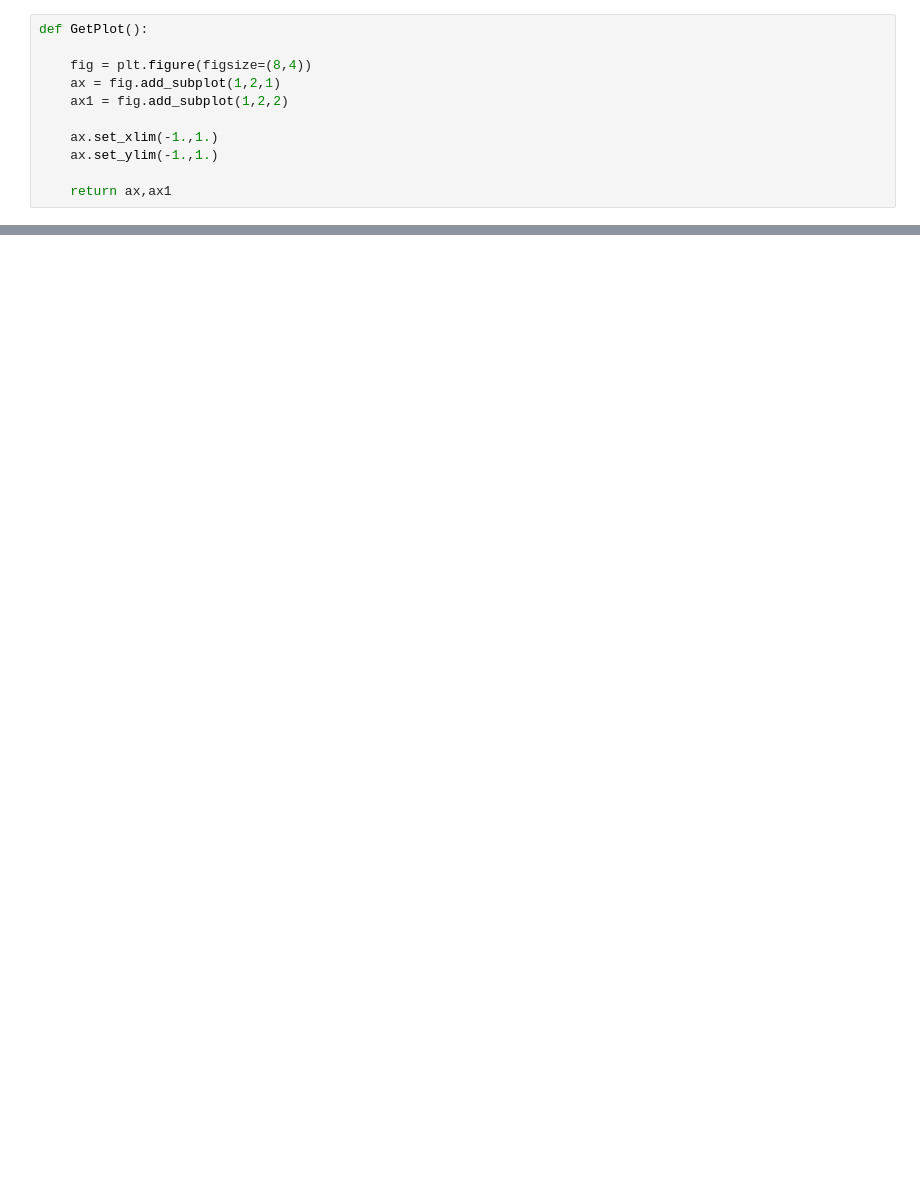
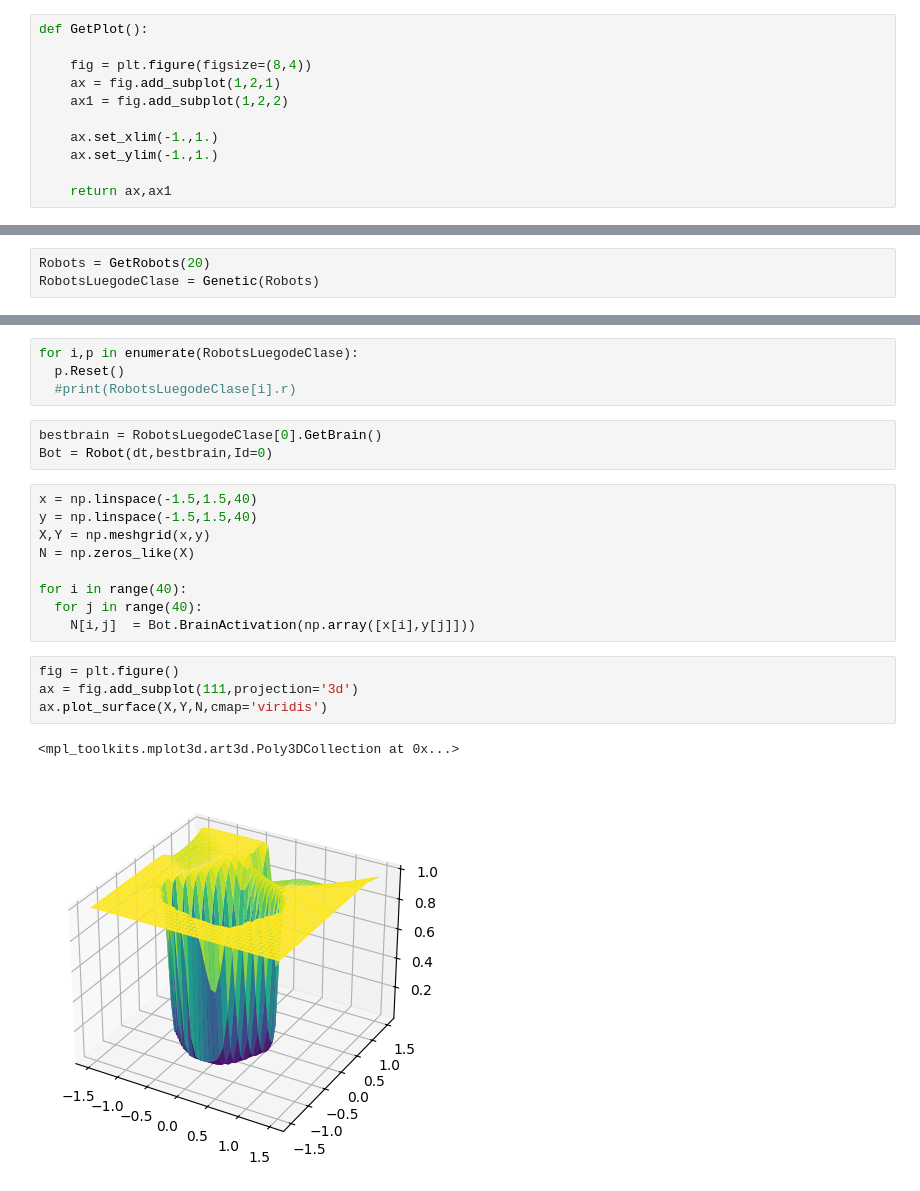
Before and after one commit to asegura4488/MetodosComputacionalesI, a Jupyter notebook: ProyectoML/EvolutivoAnimGraph.ipynb, the cells around one changed output, grey strips where cells are left out. Saved outputs shown, nothing was run; the diff lists cells and outputs as text; blank space fills up the shorter version.

```diff
--- a/ProyectoML/EvolutivoAnimGraph.ipynb
+++ b/ProyectoML/EvolutivoAnimGraph.ipynb
@@ -175,0 +284,3 @@ def TimeEvolution(Robots,Plot=True):
+# %%
+Robots = GetRobots(20)
+RobotsLuegodeClase = Genetic(Robots)
@@ -175,0 +289,23 @@ def TimeEvolution(Robots,Plot=True):
+# %%
+for i,p in enumerate(RobotsLuegodeClase):
+  p.Reset()
+  #print(RobotsLuegodeClase[i].r)
+# %%
+bestbrain = RobotsLuegodeClase[0].GetBrain()
+Bot = Robot(dt,bestbrain,Id=0)
+# %%
+x = np.linspace(-1.5,1.5,40)
+y = np.linspace(-1.5,1.5,40)
+X,Y = np.meshgrid(x,y)
+N = np.zeros_like(X)
+
+for i in range(40):
+  for j in range(40):
+    N[i,j]  = Bot.BrainActivation(np.array([x[i],y[j]]))
+# %%
+fig = plt.figure()
+ax = fig.add_subplot(111,projection='3d')
+ax.plot_surface(X,Y,N,cmap='viridis')
+# %% [output]
+<mpl_toolkits.mplot3d.art3d.Poly3DCollection at 0x...>
+[figure, added]
```
Also changed, not shown: parts of 16 cells of this notebook.
